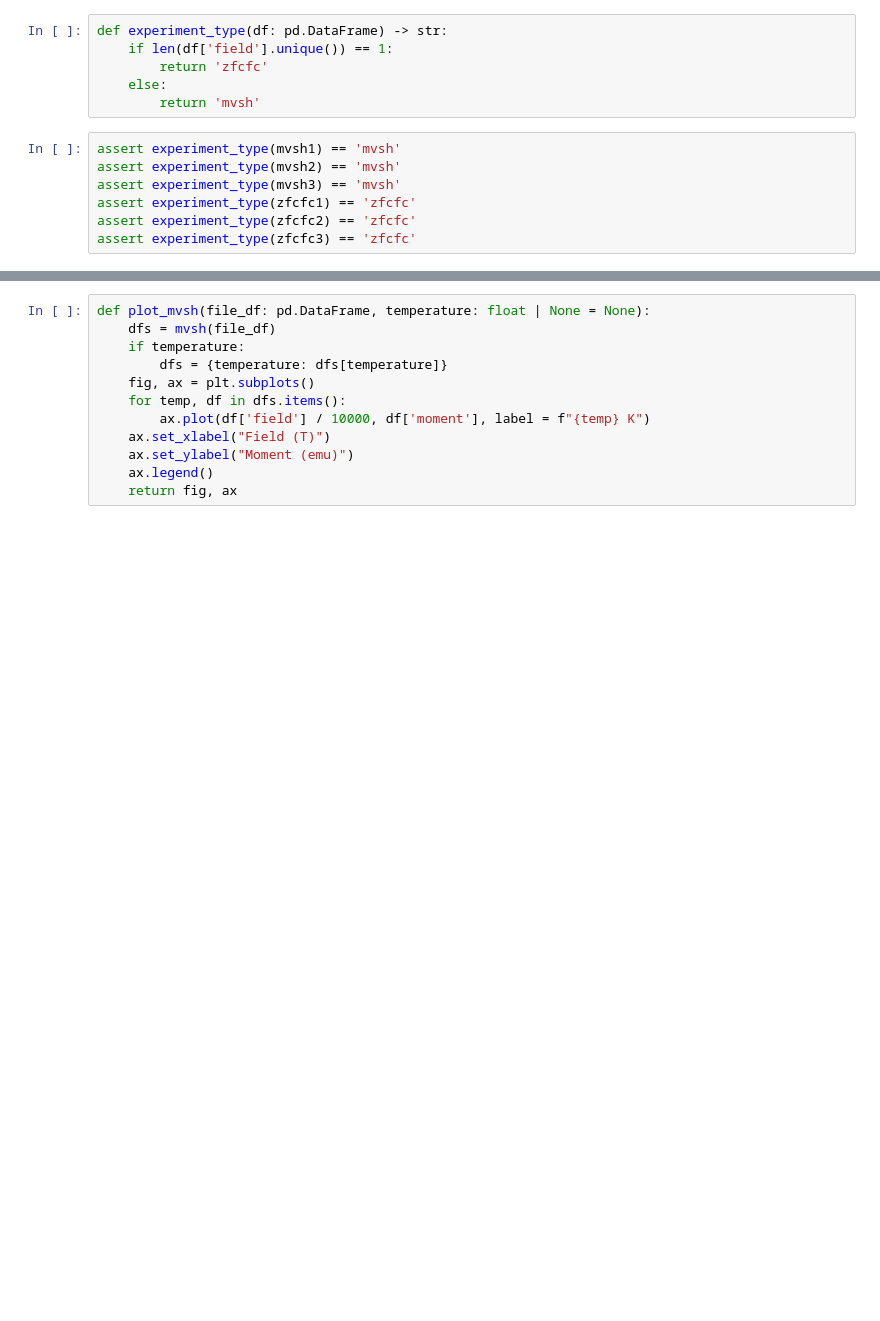
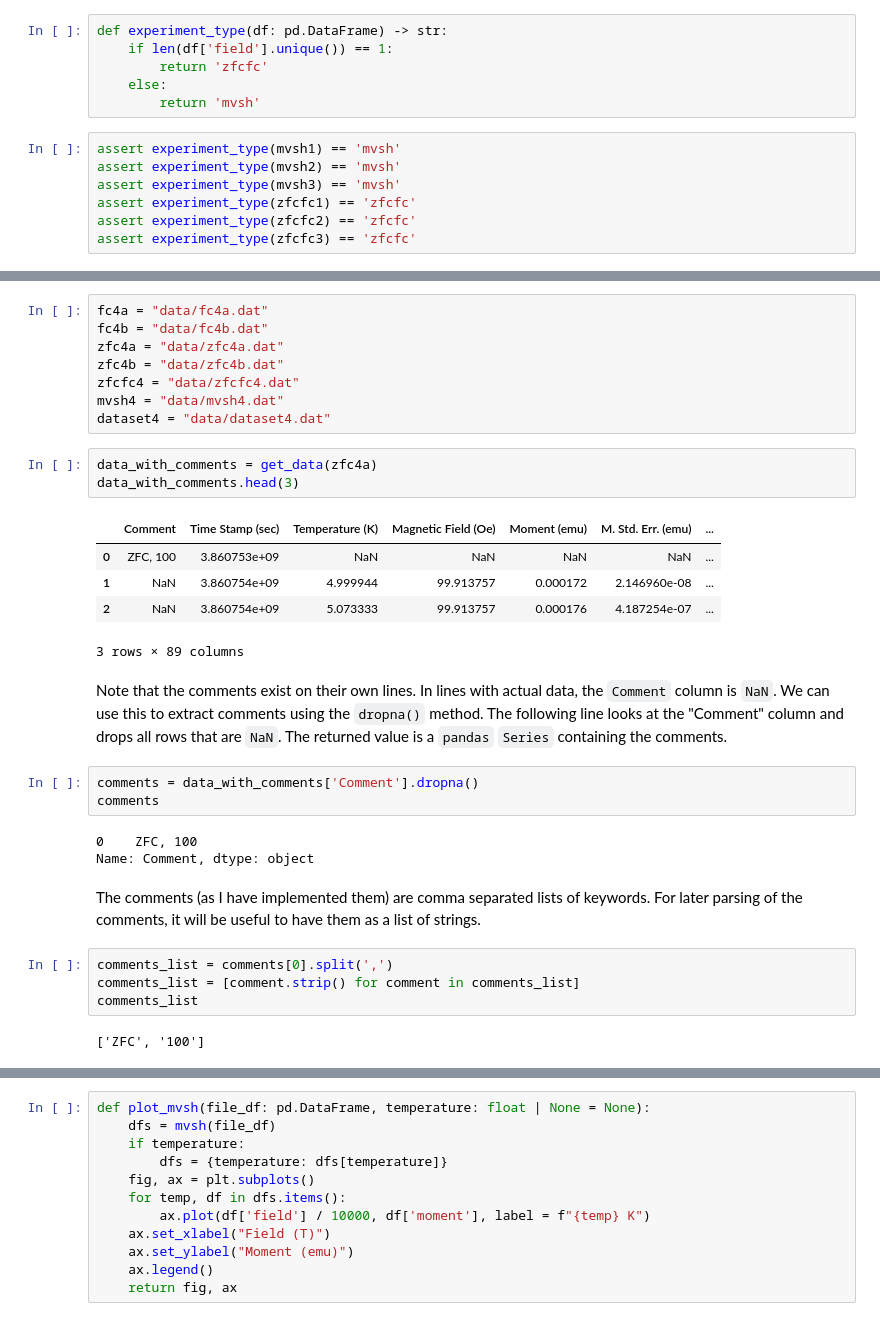
Before and after one commit to RinehartGroup/PythonTutorial, a Jupyter notebook: tutorial_answers/02_parsing.ipynb, the cells around one changed output, grey strips where cells are left out. Cells and saved outputs as stored; diff of their text form; blank space fills up the shorter version.

Commit message:
parsing with commented files

```diff
--- a/tutorial_answers/02_parsing.ipynb
+++ b/tutorial_answers/02_parsing.ipynb
@@ -377,0 +388,33 @@ assert experiment_type(zfcfc3) == 'zfcfc'
+# %%
+fc4a = "data/fc4a.dat"
+fc4b = "data/fc4b.dat"
+zfc4a = "data/zfc4a.dat"
+zfc4b = "data/zfc4b.dat"
+zfcfc4 = "data/zfcfc4.dat"
+mvsh4 = "data/mvsh4.dat"
+dataset4 = "data/dataset4.dat"
+# %%
+data_with_comments = get_data(zfc4a)
+data_with_comments.head(3)
+# %% [output]
+|  | Comment | Time Stamp (sec) | Temperature (K) | Magnetic Field (Oe) | Moment (emu) | M. Std. Err. (emu) | ... |
+| 0 | ZFC, 100 | 3.860753e+09 | NaN | NaN | NaN | NaN | ... |
+| 1 | NaN | 3.860754e+09 | 4.999944 | 99.913757 | 0.000172 | 2.146960e-08 | ... |
+| 2 | NaN | 3.860754e+09 | 5.073333 | 99.913757 | 0.000176 | 4.187254e-07 | ... |
+3 rows × 89 columns
+# %% [markdown]
+Note that the comments exist on their own lines. In lines with actual data, the `Comment` column is `NaN`. We can use this to extract comments using the `dropna()` method. The following line looks at the "Comment" column and drops all rows that are `NaN`. The returned value is a `pandas` `Series` containing the comments.
+# %%
+comments = data_with_comments['Comment'].dropna()
+comments
+# %% [output]
+0    ZFC, 100
+Name: Comment, dtype: object
+# %% [markdown]
+The comments (as I have implemented them) are comma separated lists of keywords. For later parsing of the comments, it will be useful to have them as a list of strings.
+# %%
+comments_list = comments[0].split(',')
+comments_list = [comment.strip() for comment in comments_list]
+comments_list
+# %% [output]
+['ZFC', '100']
```
Also changed, not shown: parts of 15 cells of this notebook, 15 other files.
